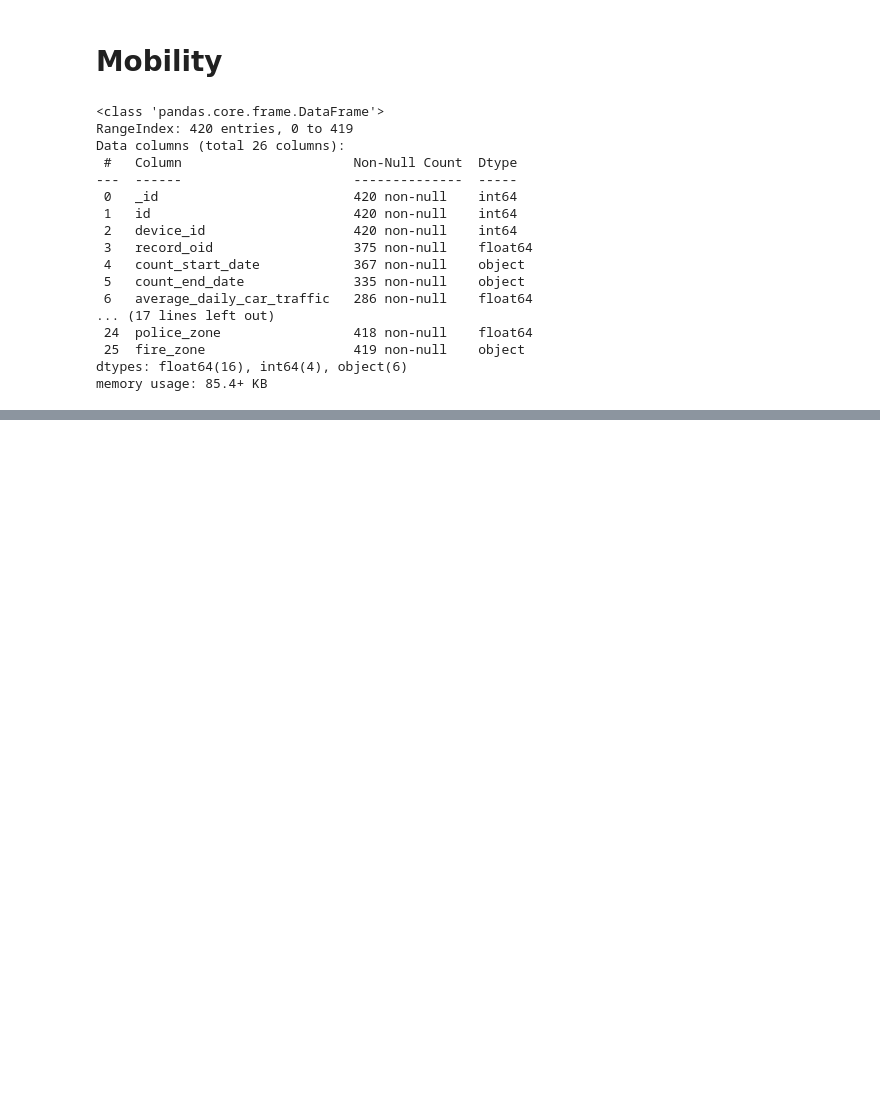
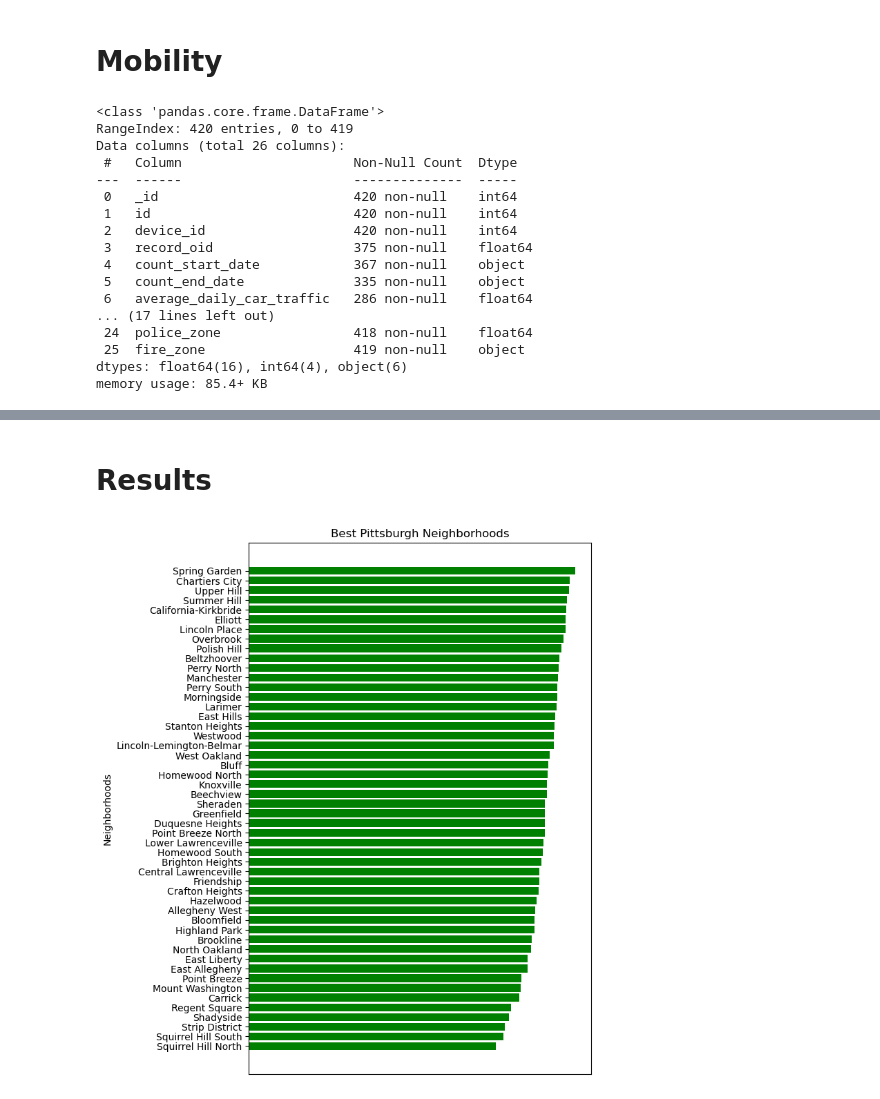
Before and after one commit to Gitter499/best-pitt-neighborhood, a Jupyter notebook: big-ideas-final-project.ipynb, the cells around one changed output, grey strips where cells are left out. Drawn from its saved outputs; the diff is of its cells as text; code cells hidden in the pictures; blank space fills up the shorter version.

```diff
--- a/big-ideas-final-project.ipynb
+++ b/big-ideas-final-project.ipynb
@@ -307,0 +342,13 @@ plt.show()
+# %%
+# Grading
+
+ccounts = OrderedDict(sorted(crime_counts_by_neighborhood.to_dict().items(), key=lambda item: item[1]))
+
+# Filter out garbage data
+del ccounts["Outside County"]
+del ccounts["Outside State"]
+del ccounts["Unable To Retrieve Address"]
+
+crime_ranks = normalize_dict_values(ccounts)
+
+crime_ranks
@@ -358,0 +428,4 @@ plt.show()
+# %%
+# Grading
+mobility_ranks = normalize_dict_values(min_traffic_sorted.to_dict())
+mobility_ranks
@@ -358,0 +450,44 @@ plt.show()
+# %% [markdown]
+# Results
+# %%
+# Get all the common neighborhoods across the datasets
+nbs = set.intersection(set(list(fire_ranks.keys())), set(list(fire_ranks_per_capita.keys())), set(list(affordability_ranks.keys())), set(list(crime_ranks.keys())), set(list(mobility_ranks.keys())))
+
+overall_rank = {}
+for n in nbs:
+    fire_avg = ((fire_ranks[n] + fire_ranks_per_capita[n]) / 2) * weights["fire"]
+    affordability_avg = affordability_ranks[n] * weights["affordability"]
+    crime_avg = crime_ranks[n] * weights["crime"]
+    mobility_avg = mobility_ranks[n] * weights["mobility"]
+
+    # print(n, fire_avg, affordability_avg, crime_avg, mobility_avg)
+
+
+    overall_rank[n] = (fire_avg + affordability_avg + crime_avg + mobility_avg) / 4
+
+
+
+plt.figure().set_figheight(10)
+
+overall_rank = OrderedDict(sorted(overall_rank.items(), key=lambda item: item[1]))
+
+
+ns = list(overall_rank.keys())
+rank = list(overall_rank.values())
+
+
+
+plt.barh(ns, rank, color = "green")
+plt.tick_params(
+    axis='x',          # changes apply to the x-axis
+    which='both',      # both major and minor ticks are affected
+    bottom=False,      # ticks along the bottom edge are off
+    top=False,         # ticks along the top edge are off
+    labelbottom=False
+)
+
+plt.ylabel("Neighborhoods")
+plt.title("Best Pittsburgh Neighborhoods")
+plt.show()
+# %% [output]
+[figure, added]
```
Also changed, not shown: parts of 29 cells of this notebook, 2 other files.
